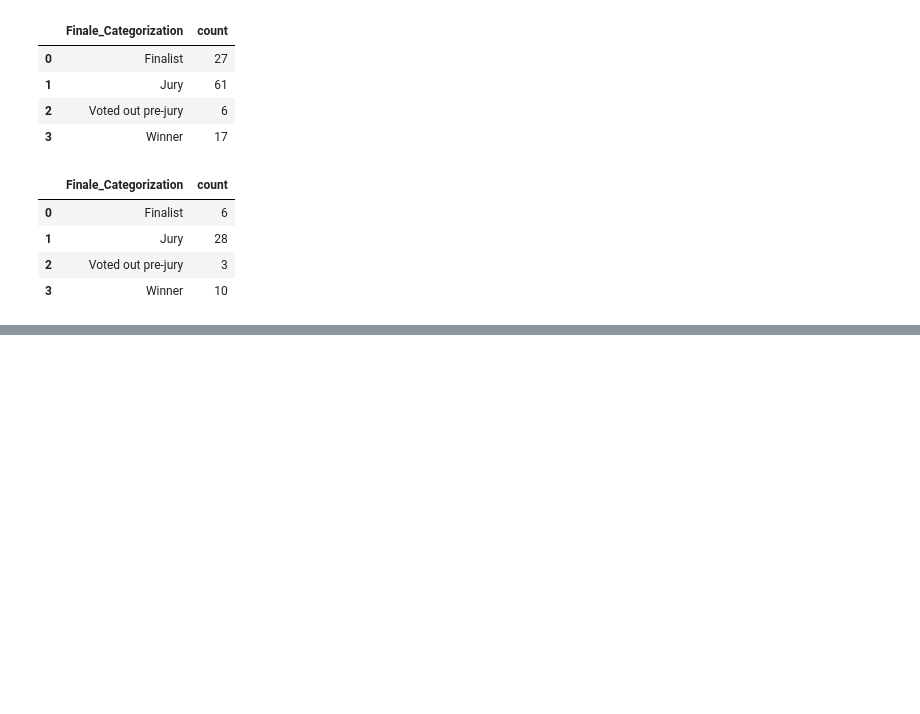
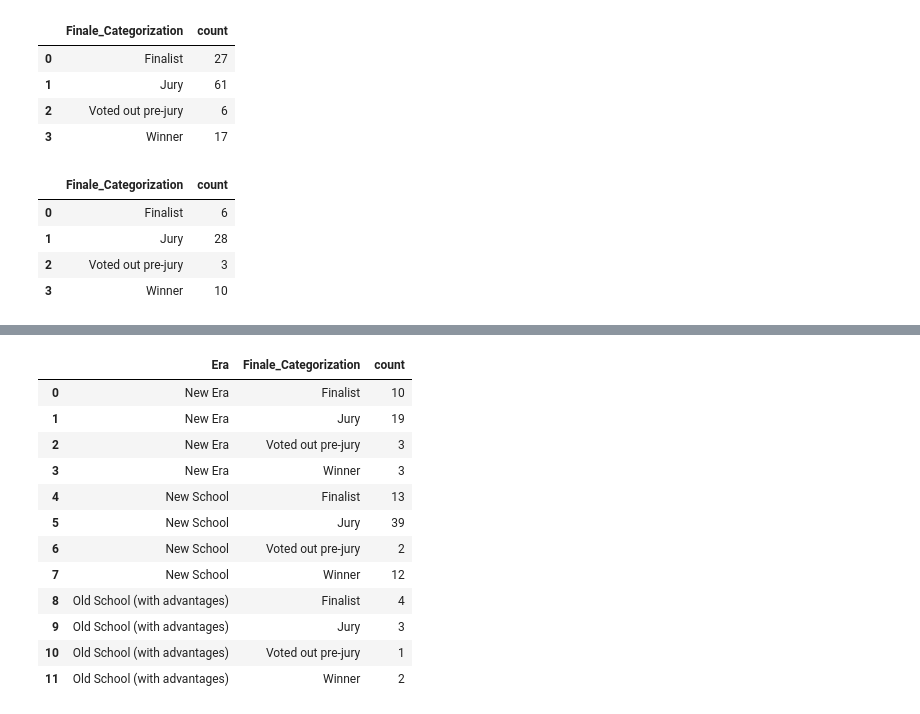
Before and after one commit to akerdolff/Survivor, a Jupyter notebook: Survivor_Analysis.ipynb, the cells around one changed output, grey strips where cells are left out. Drawn from its saved outputs; the diff is of its cells as text; code cells hidden in the pictures; blank space fills up the shorter version.

```diff
--- a/Survivor_Analysis.ipynb
+++ b/Survivor_Analysis.ipynb
@@ -230,0 +280,28 @@ query(Finale_Categorization_Successfully_Played_Advantage)
+# %%
+# Query
+
+Era_Finale_Categorization_Played_Advantage = """
+SELECT Castaways.Era, Castaways.Finale_Categorization,
+COUNT(DISTINCT Castaways.Castaway_Id) AS count
+FROM Castaways
+INNER JOIN Advantage_Movement
+    ON Castaways.Season_Castaway_Id = Advantage_Movement.Season_Castaway_Id
+WHERE Castaways.season<49 AND Advantage_Movement.Event = 'Played'
+GROUP BY Castaways.Era, Castaways.Finale_Categorization;
+"""
+
+query(Era_Finale_Categorization_Played_Advantage)
+# %% [output]
+|  | Era | Finale_Categorization | count |
+| 0 | New Era | Finalist | 10 |
+| 1 | New Era | Jury | 19 |
+| 2 | New Era | Voted out pre-jury | 3 |
+| 3 | New Era | Winner | 3 |
+| 4 | New School | Finalist | 13 |
+| 5 | New School | Jury | 39 |
+| 6 | New School | Voted out pre-jury | 2 |
+| 7 | New School | Winner | 12 |
+| 8 | Old School (with advantages) | Finalist | 4 |
+| 9 | Old School (with advantages) | Jury | 3 |
+| 10 | Old School (with advantages) | Voted out pre-jury | 1 |
+| 11 | Old School (with advantages) | Winner | 2 |
```
Also changed, not shown: parts of 11 cells of this notebook, 4 other files.
